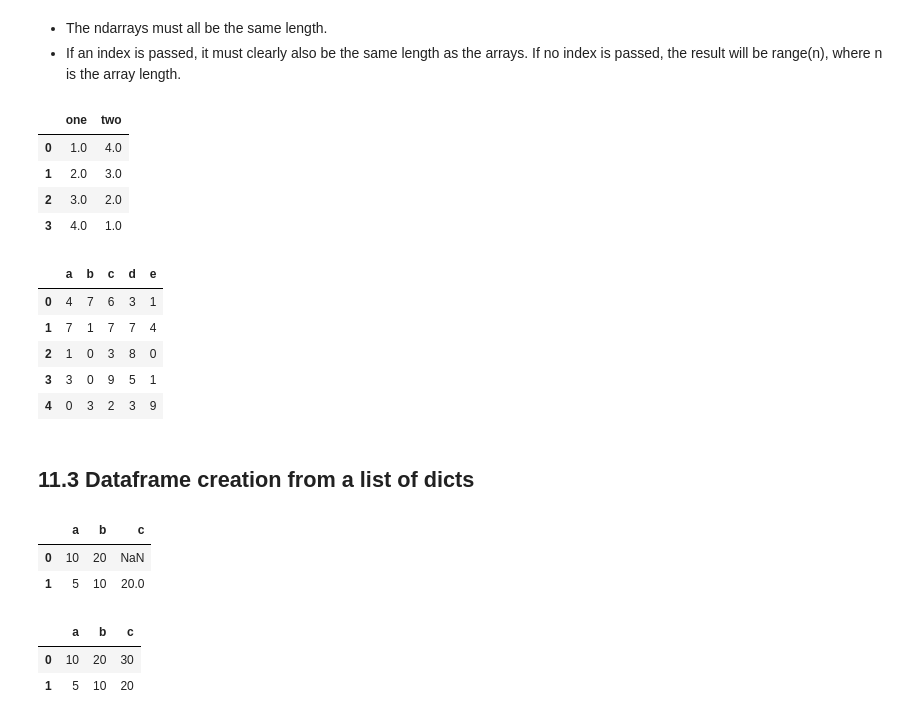
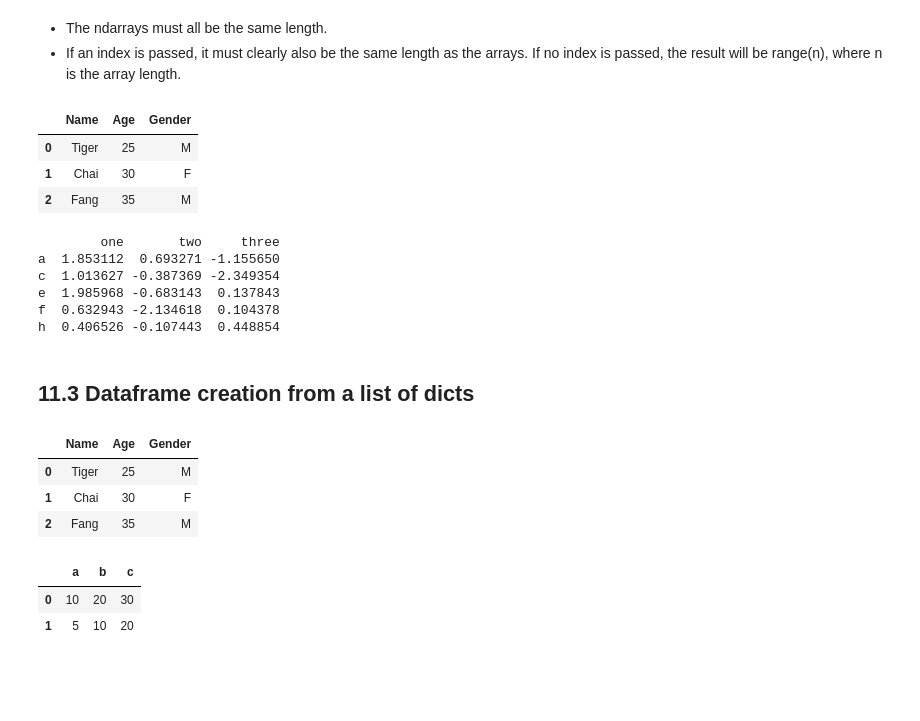
Before and after one commit to stysutianyi/Week1-Introduction_to_Python, a Jupyter notebook: Introduction_to_Python.ipynb, the cells around one changed output. Drawn from its saved outputs; the diff is of its cells as text; code cells hidden in the pictures; blank space fills up the shorter version.

```diff
--- a/Introduction_to_Python.ipynb
+++ b/Introduction_to_Python.ipynb
@@ -1456,33 +1741,60 @@ d  NaN    3
 # %%
 d = {"one": [1.0, 2.0, 3.0, 4.0], "two": [4.0, 3.0, 2.0, 1.0]}
 pd.DataFrame(d)
+
+# create a new dictionary and convert it to a dataframe
+data = {
+    "Name": ["Tiger", "Chai", "Fang"],
+    "Age": [25, 30, 35],
+    "Gender": ["M", "F", "M"],
+}
+df = pd.DataFrame(data)
+df
 # %% [output]
-|  | one | two |
-| 0 | 1.0 | 4.0 |
-| 1 | 2.0 | 3.0 |
-| 2 | 3.0 | 2.0 |
-| 3 | 4.0 | 1.0 |
+|  | Name | Age | Gender |
+| 0 | Tiger | 25 | M |
+| 1 | Chai | 30 | F |
+| 2 | Fang | 35 | M |
 # %%
 df2 = pd.DataFrame(
     np.random.randint(low=0, high=10, size=(5, 5)), columns=["a", "b", "c", "d", "e"]
 )
-df2
+
+
+# create a random dataframe with 5 rows and 3 columns
+ndf = pd.DataFrame(
+    np.random.randn(5, 3),
+    index=["a", "c", "e", "f", "h"],
+    columns=["one", "two", "three"],
+)
+print(ndf)
 # %% [output]
-|  | a | b | c | d | e |
-| 0 | 4 | 7 | 6 | 3 | 1 |
-| 1 | 7 | 1 | 7 | 7 | 4 |
-| 2 | 1 | 0 | 3 | 8 | 0 |
-| 3 | 3 | 0 | 9 | 5 | 1 |
-| 4 | 0 | 3 | 2 | 3 | 9 |
+        one       two     three
+a  1.853112  0.693271 -1.155650
+c  1.013627 -0.387369 -2.349354
+e  1.985968 -0.683143  0.137843
+f  0.632943 -2.134618  0.104378
+h  0.406526 -0.107443  0.448854
 # %% [markdown]
 ## 11.3 Dataframe creation from a list of dicts
 # %%
 data = [{"a": 10, "b": 20}, {"a": 5, "b": 10, "c": 20}]
 pd.DataFrame(data)
+
+# create a dataframe from a list of dictionaries
+newdata = [
+    {"Name": "Tiger", "Age": 25, "Gender": "M"},
+    {"Name": "Chai", "Age": 30, "Gender": "F"},
+    {"Name": "Fang", "Age": 35, "Gender": "M"},
+]
+
+df = pd.DataFrame(newdata)
+df
 # %% [output]
-|  | a | b | c |
-| 0 | 10 | 20 | NaN |
-| 1 | 5 | 10 | 20.0 |
+|  | Name | Age | Gender |
+| 0 | Tiger | 25 | M |
+| 1 | Chai | 30 | F |
+| 2 | Fang | 35 | M |
 # %%
 data = [{"a": 10, "b": 20, "c": 30}, {"a": 5, "b": 10, "c": 20}]
 pd.DataFrame(data)
```
Also changed, not shown: parts of 63 cells of this notebook, 4 other files.
